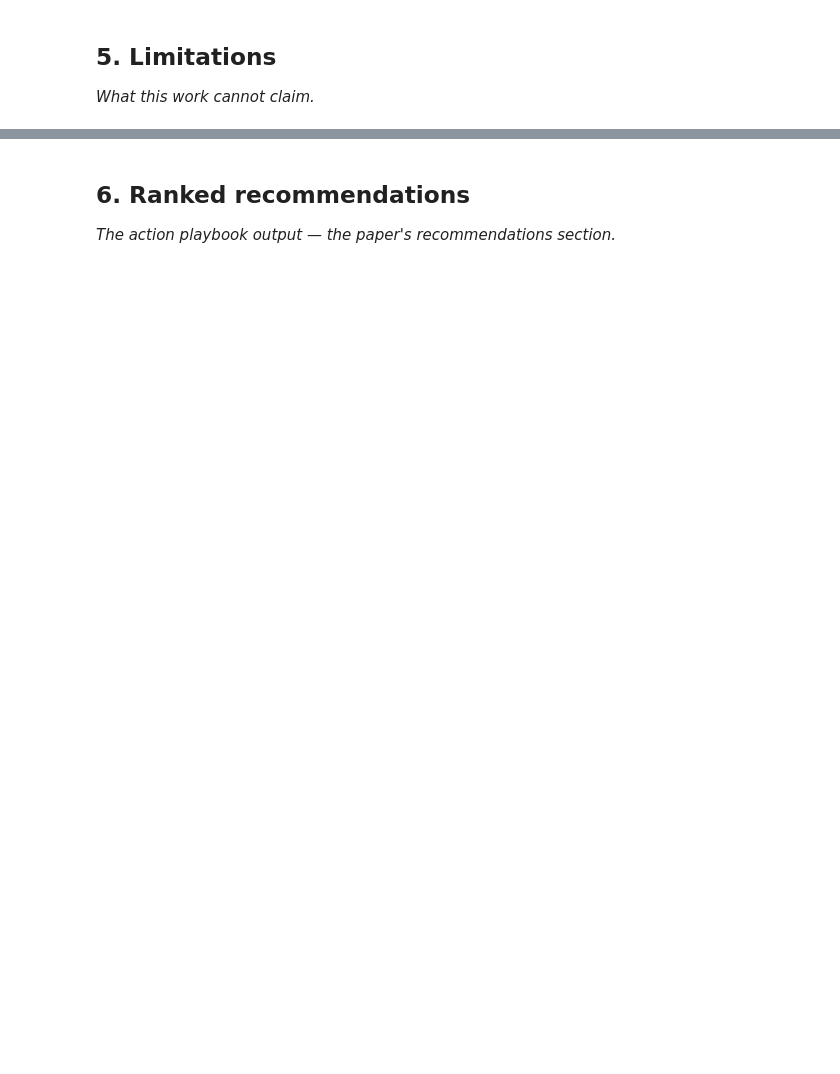
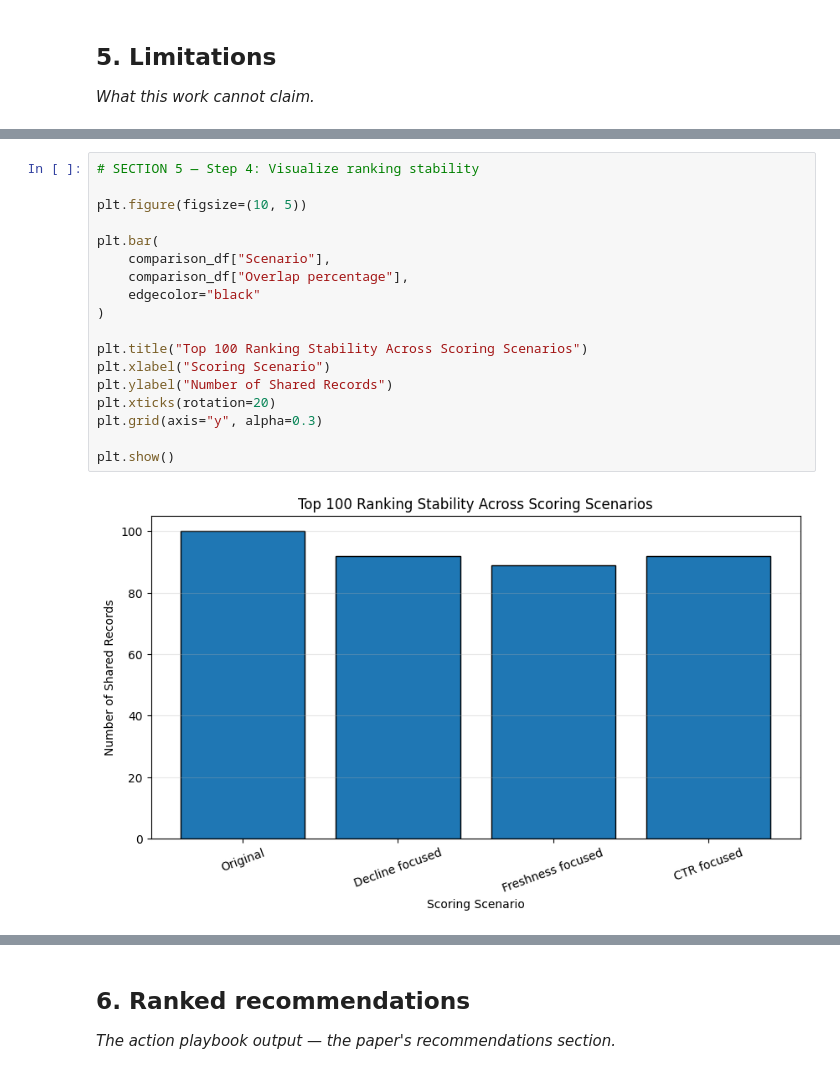
Before and after one commit to Hardik144/flyrank-ml-internship, a Jupyter notebook: work/notebooks/capstone.ipynb, the cells around one changed output, grey strips where cells are left out. Cells and saved outputs as stored; diff of their text form; blank space fills up the shorter version.

```diff
--- a/work/notebooks/capstone.ipynb
+++ b/work/notebooks/capstone.ipynb
@@ -28,0 +1129,20 @@ This skeleton is yours to fill. Work the sections **in order** — each one has
+# %%
+# SECTION 5 — Step 4: Visualize ranking stability
+
+plt.figure(figsize=(10, 5))
+
+plt.bar(
+    comparison_df["Scenario"],
+    comparison_df["Overlap percentage"],
+    edgecolor="black"
+)
+
+plt.title("Top 100 Ranking Stability Across Scoring Scenarios")
+plt.xlabel("Scoring Scenario")
+plt.ylabel("Number of Shared Records")
+plt.xticks(rotation=20)
+plt.grid(axis="y", alpha=0.3)
+
+plt.show()
+# %% [output]
+[figure, added]
```
Also changed, not shown: parts of 38 cells of this notebook.
